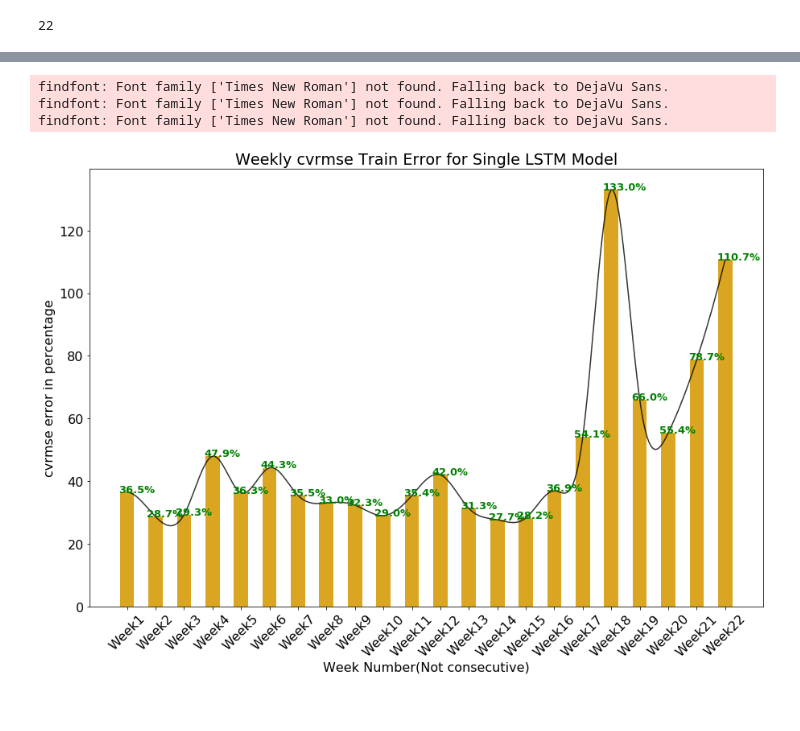
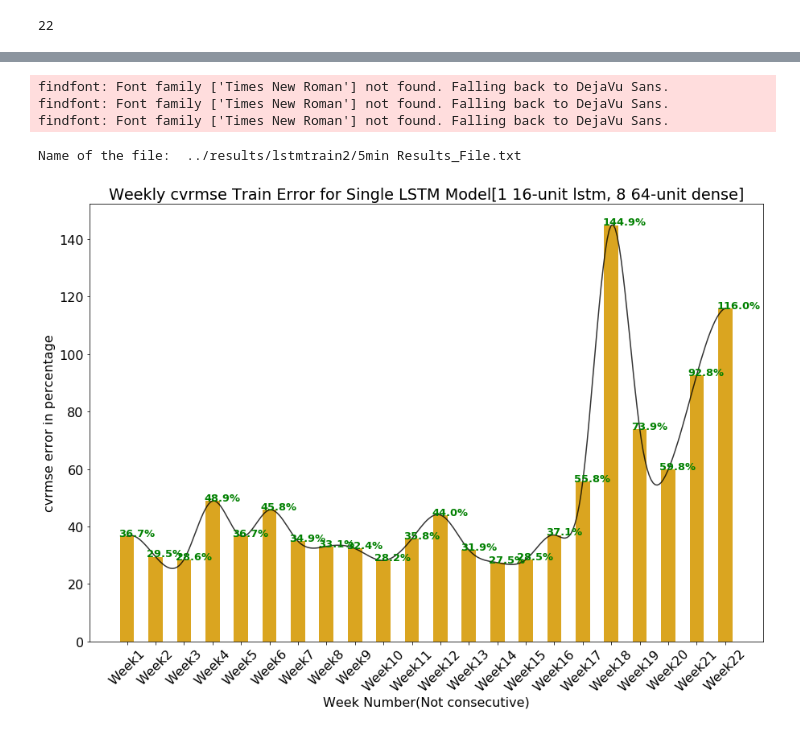
Before and after one commit to AvisekNaug/CDC2020, a Jupyter notebook: notebooks/AHU Energy Training.ipynb, the cells around one changed output, grey strips where cells are left out. Saved outputs shown, nothing was run; the diff lists cells and outputs as text; code cells hidden in the pictures.

```diff
--- a/notebooks/AHU Energy Training.ipynb
+++ b/notebooks/AHU Energy Training.ipynb
@@ -380,23 +228,42 @@ Name of the file:  ../results/lstmtrain/5min Results_File.txt
 # %%
+# Open a file
+fo = open("../results/lstmtrain2/5min Results_File.txt", "r")
+print ("Name of the file: ", fo.name)
+lines = fo.readlines()
+
+parse_format = 'Week No:{}-Time Step {}: {} RMSE={} |{} CVRMSE={} |{} MAE={}'
+stats = {
+    'Train':{'rmse': [], 'cvrmse' : [], 'mae' : []},
+    'Test':{'rmse': [], 'cvrmse' : [], 'mae' : []}
+}
+for line in lines:
+    p = parse.parse(parse_format,line)
+    stats[p[2]]['rmse'].append(float(p[3]))
+    stats[p[4]]['cvrmse'].append(float(p[5]))
+    stats[p[6]]['mae'].append(float(p[7]))
+
+fo.close()
+
 # from dataprocess import plotutils as pu
 plot_args = dict(
     bars = stats['Train']['cvrmse'],
     color = 'goldenrod',
     bar_label = 'cvrmse',
     saveloc = '../results/lstmtrain',
     smoothcurve = True,
     bar_annotate = True,
     saveplot = True,
     xlabel = 'Week Number(Not consecutive)',
     ylabel = 'cvrmse error in percentage',
-    title = 'Weekly cvrmse Train Error for Single LSTM Model',
+    title = 'Weekly cvrmse Train Error for Single LSTM Model[1 16-unit lstm, 8 64-unit dense]',
     xticktype = 'Week'
 )
 pu.single_bar_plot(
     **plot_args
 )
 # %% [output]
 findfont: Font family ['Times New Roman'] not found. Falling back to DejaVu Sans.
 findfont: Font family ['Times New Roman'] not found. Falling back to DejaVu Sans.
 findfont: Font family ['Times New Roman'] not found. Falling back to DejaVu Sans.
+Name of the file:  ../results/lstmtrain2/5min Results_File.txt
-[figure, old version]
+[figure, new version]
```
Also changed, not shown: parts of 8 cells of this notebook, 2 other files.
